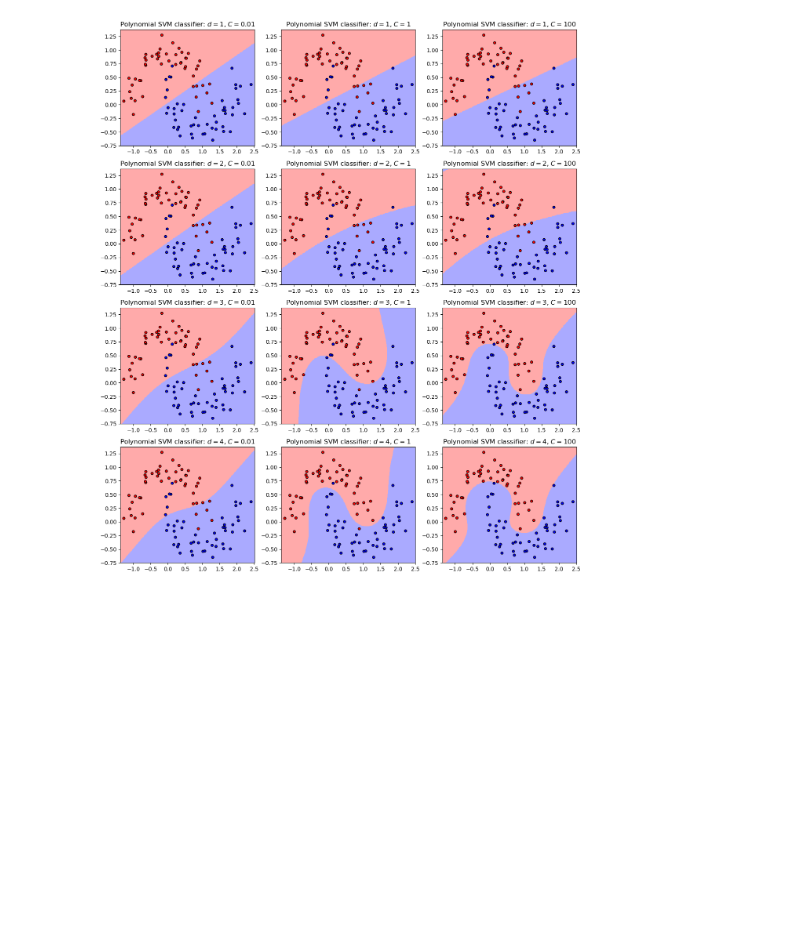
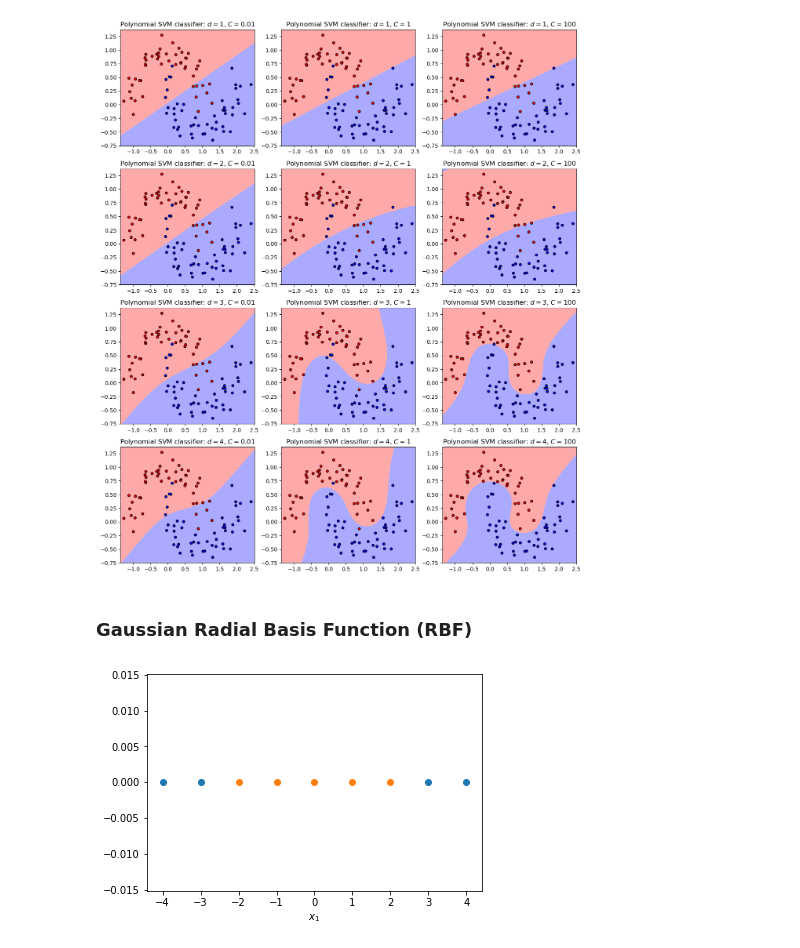
Before and after one commit to gerdm/machine_learning, a Jupyter notebook: scikitlearn_tflow/SVMs.ipynb, the cells around one changed output. Drawn from its saved outputs; the diff is of its cells as text; code cells hidden in the pictures; blank space fills up the shorter version.

```diff
--- a/scikitlearn_tflow/SVMs.ipynb
+++ b/scikitlearn_tflow/SVMs.ipynb
@@ -83,3 +83,14 @@ for i, pair in enumerate(product(range(1, 5), C)):
 plt.show()
 # %% [output]
 [figure]
+# %% [markdown]
+### Gaussian Radial Basis Function (RBF)
+# %%
+c1 = np.array([-4, -3, 3, 4])
+c2 = np.array([-2, -1, 0, 1, 2])
+
+plt.scatter(c1, np.zeros_like(c1))
+plt.scatter(c2, np.zeros_like(c2))
+plt.xlabel("$x_1$");
+# %% [output]
+[figure, added]
```
Also changed, not shown: parts of 5 cells of this notebook.
